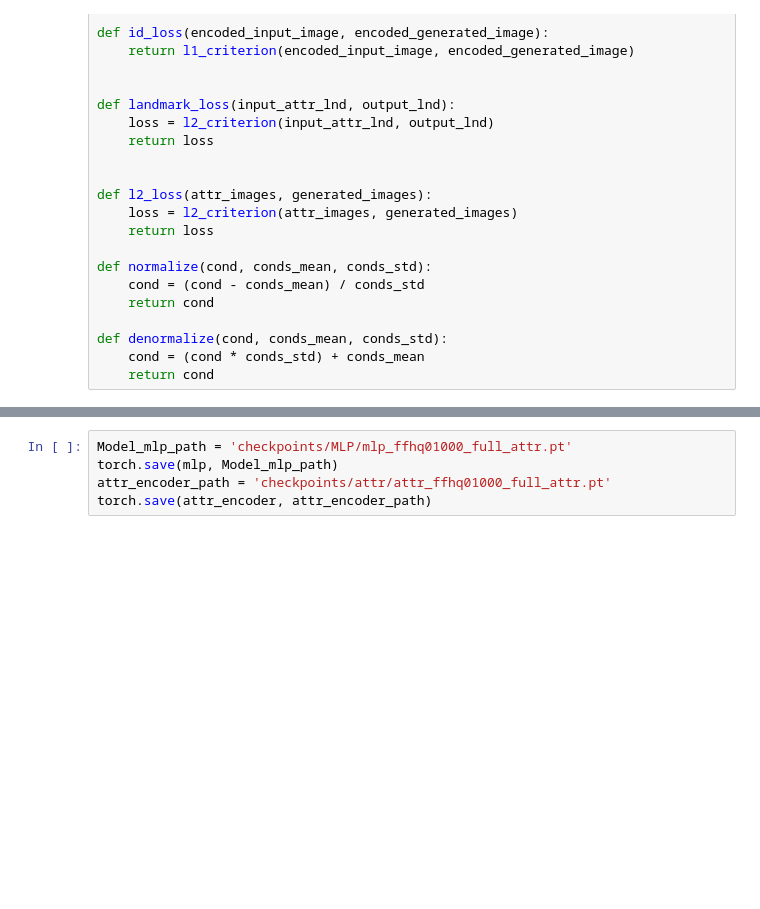
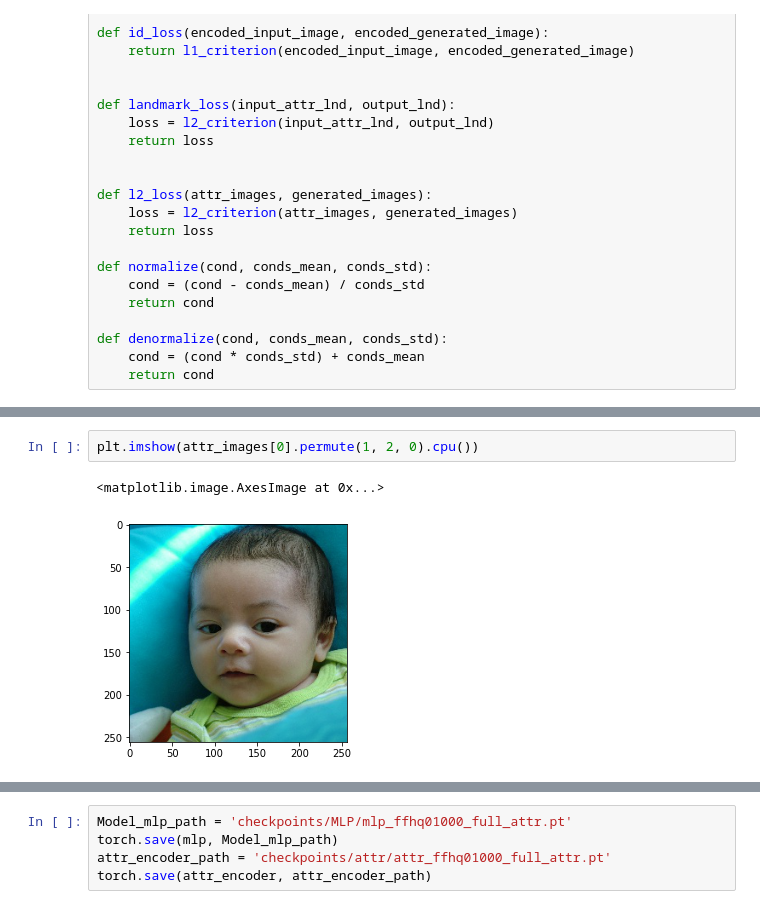
Before and after one commit to Hanyu-Xue/Priv_Diff_Autoencoder, a Jupyter notebook: New_train.ipynb, the cells around one changed output, grey strips where cells are left out. Saved outputs shown, nothing was run; the diff lists cells and outputs as text; blank space fills up the shorter version.

```diff
--- a/New_train.ipynb
+++ b/New_train.ipynb
@@ -366,2 +443,7 @@ plt.imshow(generated_image[0].permute(1, 2, 0).cpu())
+# %%
+plt.imshow(attr_images[0].permute(1, 2, 0).cpu())
+# %% [output]
+<matplotlib.image.AxesImage at 0x...>
+[figure, added]
 # %%
 import matplotlib.pyplot as plt
```
Also changed, not shown: parts of 14 cells of this notebook.
